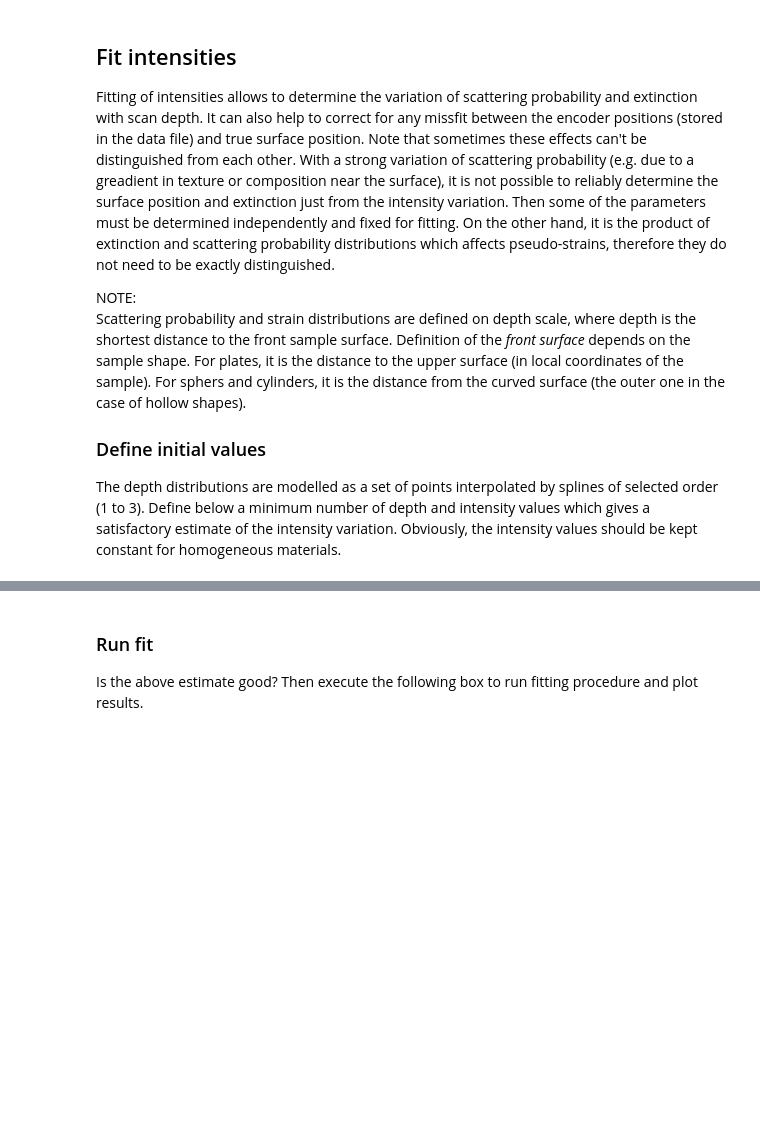
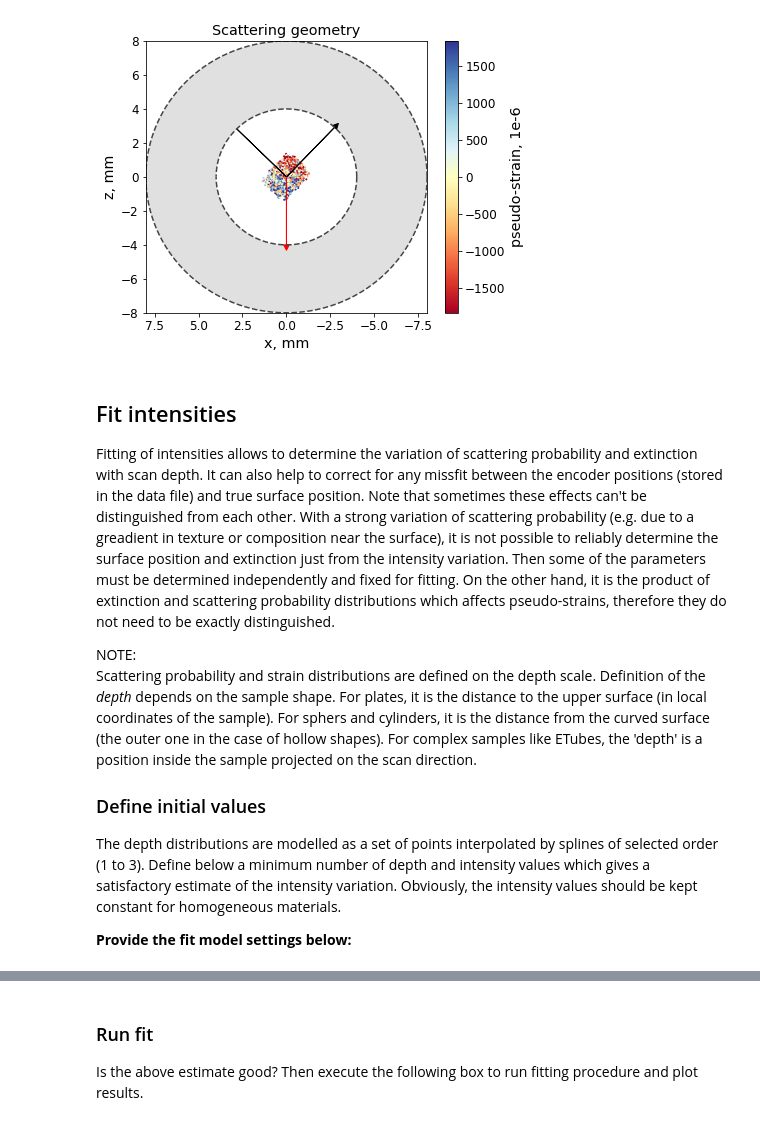
Before and after one commit to NPLtools/stressfit, a Jupyter notebook: stressfit_example1.ipynb, the cells around one changed output, grey strips where cells are left out. Drawn from its saved outputs; the diff is of its cells as text; code cells hidden in the pictures; blank space fills up the shorter version.

```diff
--- a/stressfit_example1.ipynb
+++ b/stressfit_example1.ipynb
@@ -57,0 +50,16 @@ outpath = mc.path2win(r'.\output')
+# %%
+# Set the workspace directory. None for the current directory.
+workspace = None
+workspace = r'D:\Saroun\git\test\stressfit\test'
+# Set the other input/output folders (can be absolute or relative).
+# Relative paths should exist under the workspace directory.
+# Set to None for searching in package resources.
+output_path = './output' # output data
+input_path = None # input data
+tables_path = None # lookup tables etc.
+sampling_path = None # directory with simulated sampling points
+
+# Set workspace and validate
+comm.set_workspace(workspace)
+comm.set_environment(data=input_path, output=output_path, tables=tables_path)
+comm.validate_workspace()
@@ -189,11 +210,17 @@ epsdata = np.loadtxt(inpath + epsfile)
+# %%
+comm.plot_scene(nev_plot, scan=scan['epsfile'], rang=scene_range, proj=scene_projection)
+# %% [output]
+[figure, added]
 # %% [markdown]
 ## Fit intensities
 Fitting of intensities allows to determine the variation of scattering probability and extinction with scan depth. It can also help to correct for any missfit between the encoder positions (stored in the data file) and true surface position. Note that sometimes these effects can't be distinguished from each other. With a strong variation of scattering probability (e.g. due to a greadient in texture or composition near the surface), it is not possible to reliably determine the surface position and extinction just from the intensity variation. Then some of the parameters must be determined independently and fixed for fitting. On the other hand, it is the product of extinction and scattering probability distributions which affects pseudo-strains, therefore they do not need to be exactly distinguished.
 
 NOTE:<br/>
-Scattering probability and strain distributions are defined on depth scale, where depth is the shortest distance to the front sample surface. Definition of the <i>front surface</i> depends on the sample shape. For plates, it is the distance to the upper surface (in local coordinates of the sample). For sphers and cylinders, it is the distance from the curved surface (the outer one in the case of hollow shapes).
+Scattering probability and strain distributions are defined on the depth scale. Definition of the <i>depth</i> depends on the sample shape. For plates, it is the distance to the upper surface (in local coordinates of the sample). For sphers and cylinders, it is the distance from the curved surface (the outer one in the case of hollow shapes). For complex samples like ETubes, the 'depth' is a position inside the sample projected on the scan direction.
 
 ### Define initial values
 
 The depth distributions are modelled as a set of points interpolated by splines of selected order (1 to 3). Define below a minimum number of depth and intensity values which gives a satisfactory estimate of the intensity variation. Obviously, the intensity values should be kept constant for homogeneous materials.
+
+<b>Provide the fit model settings below:</b>
 # %%
```
Also changed, not shown: parts of 36 cells of this notebook, 5 other files.
